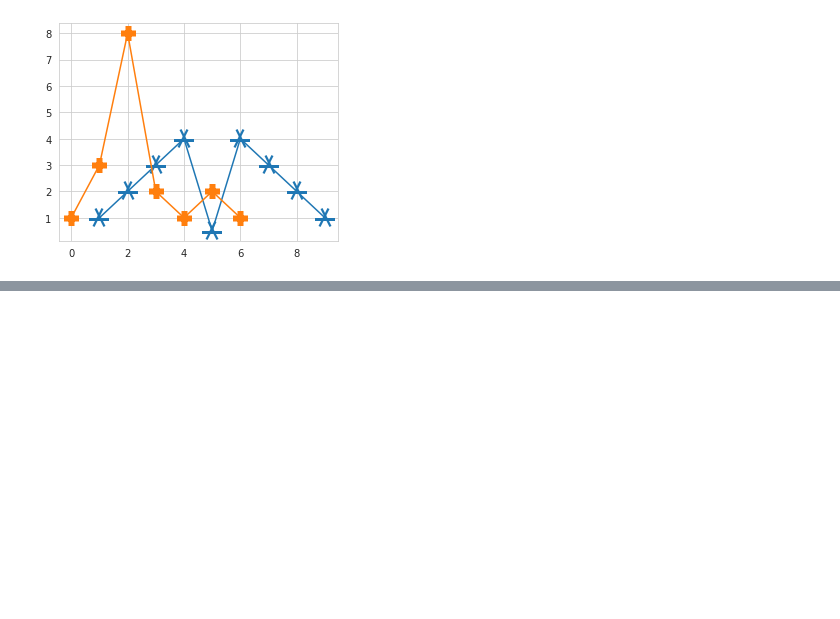
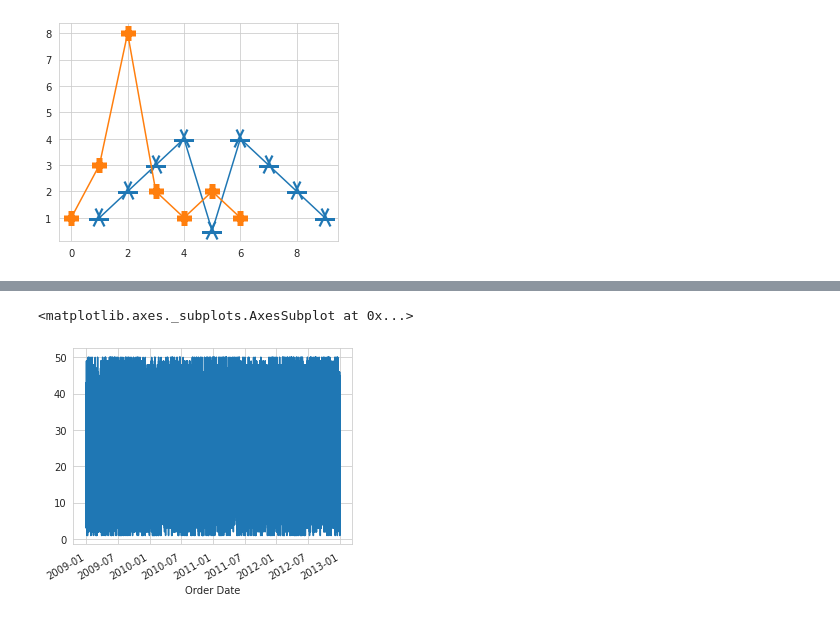
Before and after one commit to joaocbjr/Learn_DataScience, a Jupyter notebook: Cap2_Visualização_de_dados.ipynb, the cells around one changed output, grey strips where cells are left out. Cells and saved outputs as stored; diff of their text form; code cells hidden in the pictures; blank space fills up the shorter version.

```diff
--- a/Cap2_Visualização_de_dados.ipynb
+++ b/Cap2_Visualização_de_dados.ipynb
@@ -151,0 +225,11 @@ plt.show()
+# %%
+import pandas as pd
+
+from matplotlib import pyplot as plt
+from matplotlib import rcParams
+import seaborn as sns
+
+
+%matplotlib inline
+rcParams['figure.figsize'] = 5, 4
+sns.set_style('whitegrid')
@@ -151,0 +238,4 @@ plt.show()
+# %%
+caminho = '/content/Superstore-Sales.csv'
+df = pd.read_csv(caminho, index_col='Order Date', parse_dates=True, encoding='ISO-8859-1')
+df.head(3)
@@ -151,0 +248,5 @@ plt.show()
+# %%
+df['Order Quantity'].plot()
+# %% [output]
+<matplotlib.axes._subplots.AxesSubplot at 0x...>
+[figure, added]
```
Also changed, not shown: parts of 28 cells of this notebook.
